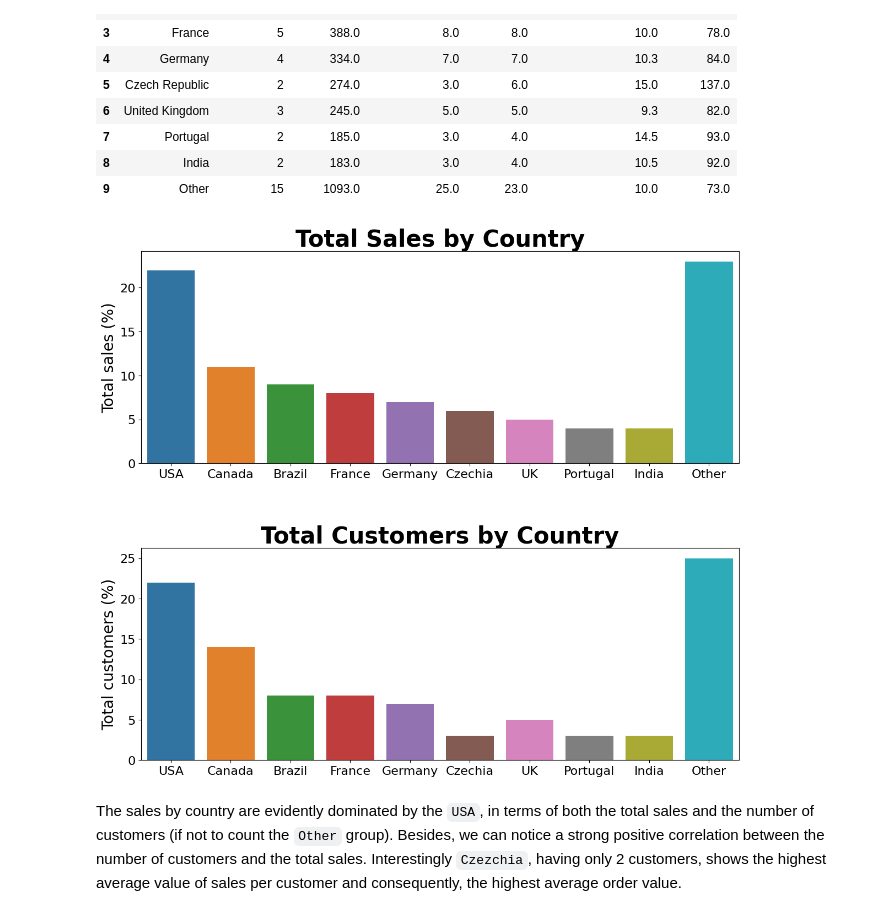
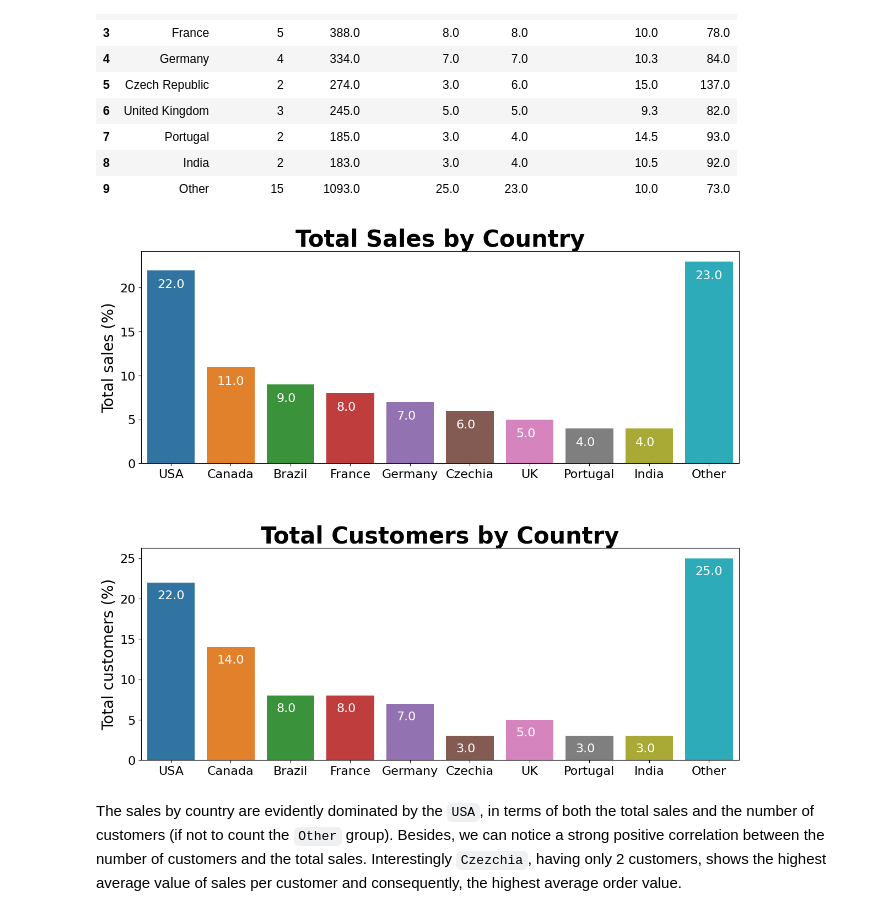
Before and after one commit to MuhammadAwon/datascience-projects, a Jupyter notebook: Projects/chinook-data-analysis-using-sql/chinook-database.ipynb, the cells around one changed output. Saved outputs shown, nothing was run; the diff lists cells and outputs as text; code cells hidden in the pictures.

```diff
--- a/Projects/chinook-data-analysis-using-sql/chinook-database.ipynb
+++ b/Projects/chinook-data-analysis-using-sql/chinook-database.ipynb
@@ -541,31 +529,35 @@ df2
 # %%
 # Rename 'Czech Republic' to 'Czechia' and 'United Kingdom' to 'UK'
 df2.loc[5, 'country'] = 'Czechia'
 df2.loc[6, 'country'] = 'UK'
 
 # Define figure and axes
 fig, (ax1, ax2) = plt.subplots(nrows=2, ncols=1, figsize=(14, 12))
 
 # Plot total sales percentage by each country
 sns.barplot(ax=ax1, x='country', y='pct_sales', data=df2)
 ax1.set_title('Total Sales by Country', fontsize=30, fontweight='bold')
 ax1.set_xlabel(None)
 ax1.set_ylabel('Total sales (%)', fontsize=20)
 plt.setp(ax1.get_xticklabels(), fontsize=16)
 plt.setp(ax1.get_yticklabels(), fontsize=16)
+for i, v in enumerate(df2['pct_sales']):
+    ax1.text(i-0.23, v-2, str(v), fontsize=16, color='white')
 
 # Plot total customers percentage by each country
 sns.barplot(ax=ax2, x='country', y='pct_customers', data=df2)
 ax2.set_title('Total Customers by Country', fontsize=30, fontweight='bold')
 ax2.set_xlabel(None)
 ax2.set_ylabel('Total customers (%)', fontsize=20)
 plt.setp(ax2.get_xticklabels(), fontsize=16)
 plt.setp(ax2.get_yticklabels(), fontsize=16)
+for i, v in enumerate(df2['pct_customers']):
+    ax2.text(i-0.23, v-2, str(v), fontsize=16, color='white')
 
 fig.subplots_adjust(hspace=0.4)
 plt.show()
 # %% [output]
-[figure, old version]
+[figure, new version]
 # %% [markdown]
 The sales by country are evidently dominated by the `USA`, in terms of both the total sales and the number of customers (if not to count the `Other` group). Besides, we can notice a strong positive correlation between the number of customers and the total sales. Interestingly `Czezchia`, having only 2 customers, shows the highest average value of sales per customer and consequently, the highest average order value.
 # %% [markdown]
```
Also changed, not shown: parts of 22 cells of this notebook.
